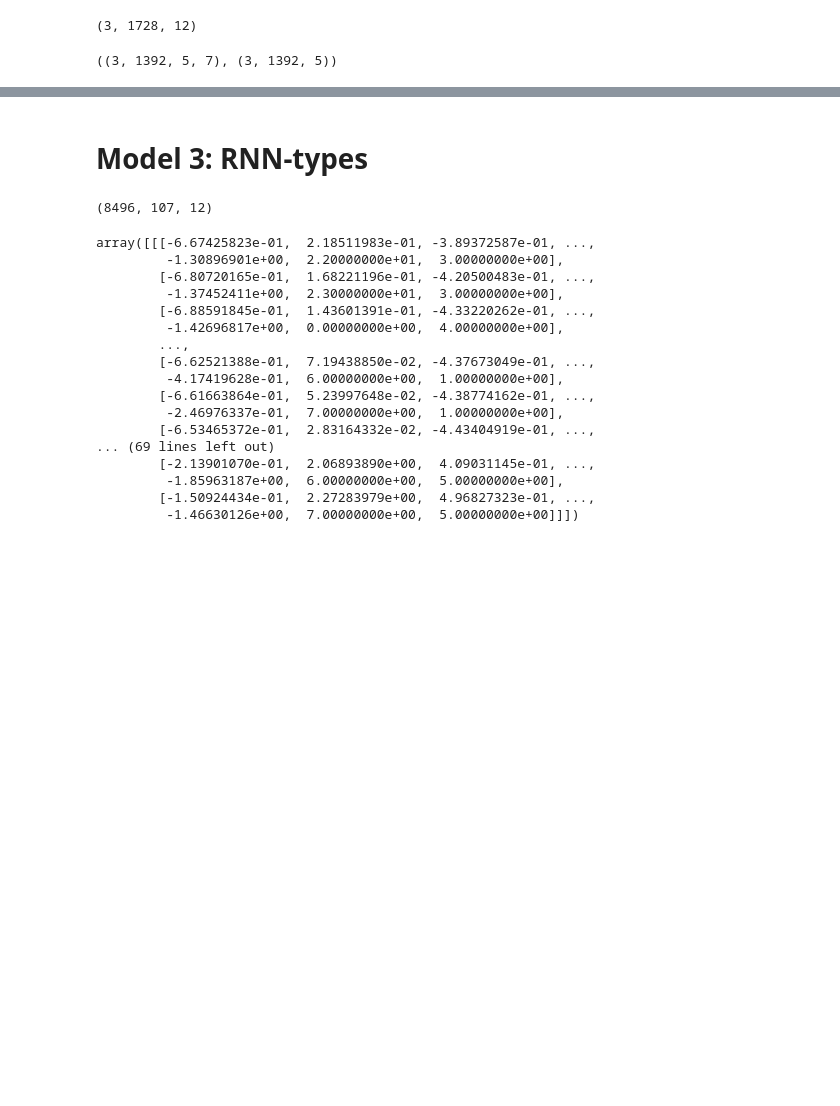
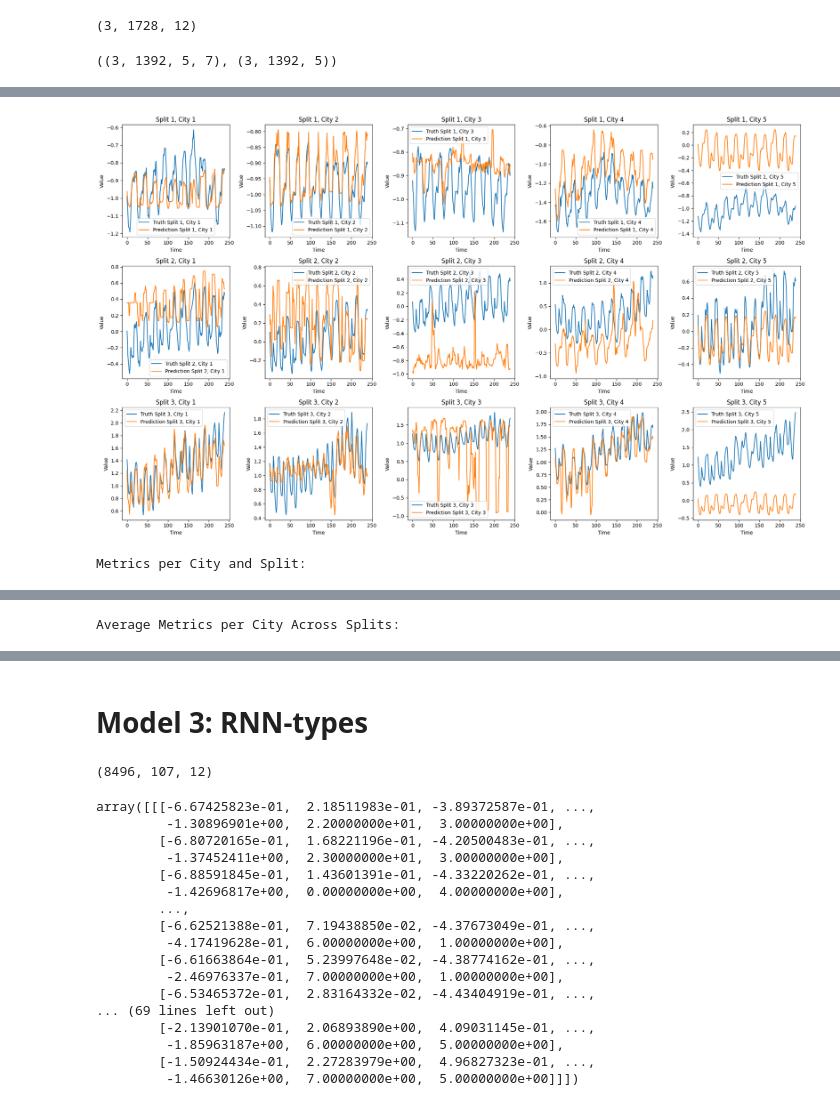
Before and after one commit to SigmaDerivative/energy-consumption-forecast, a Jupyter notebook: analysis.ipynb, the cells around one changed output, grey strips where cells are left out. Saved outputs shown, nothing was run; the diff lists cells and outputs as text; code cells hidden in the pictures; blank space fills up the shorter version.

Commit message:
update with metrics for xgboost

```diff
--- a/analysis.ipynb
+++ b/analysis.ipynb
@@ -479,0 +420,78 @@ ValueError: x and y must have same first dimension, but have shapes (240,) and (
+# %%
+from sklearn.metrics import mean_absolute_error, mean_squared_error
+
+# Setup for plots
+fig, axs = plt.subplots(3, 5, figsize=(20, 12))
+
+# Setup for metrics
+metrics_list = []
+
+# Loop through each split and city index
+for i in range(3):  # For each split
+    for j in range(5):  # For each city
+        # Extract the validation features and targets for the current city
+        city_val_features = X_val[i, :, j, :]  # Shape becomes (1392, 7)
+        city_val_targets = y_val[i, :, j]  # Shape becomes (1392,)
+
+        # Create DMatrix for validation set of the current city
+        dval_city = xgb.DMatrix(city_val_features)
+
+        # Predict using the trained model for the current city
+        city_predictions = models[j].predict(dval_city)
+
+        # Calculate the metrics for the current city and split
+        city_mae = mean_absolute_error(city_val_targets, city_predictions)
+        city_mse = mean_squared_error(city_val_targets, city_predictions)
+        city_rmse = np.sqrt(city_mse)
+        city_mape = np.mean(np.abs((city_val_targets - city_predictions) / city_val_targets)) * 100
+
+        # Create a DataFrame with the metrics and append it to the list
+        city_metrics_df = pd.DataFrame({
+            'Split': [i+1],
+            'City': [j+1],
+            'MAE': [city_mae],
+            'MSE': [city_mse],
+            'RMSE': [city_rmse],
+            'MAPE': [city_mape]
+        })
+        metrics_list.append(city_metrics_df)
+
+        # Plot on the appropriate subplot
+        ax = axs[i, j]
+        ax.plot(city_val_targets, label=f'Truth Split {i+1}, City {j+1}')
+        ax.plot(city_predictions, label=f'Prediction Split {i+1}, City {j+1}')
+        ax.set_xlabel('Time')
+        ax.set_ylabel('Value')
+        ax.set_title(f'Split {i+1}, City {j+1}')
+        ax.legend()
+
+# Combine all the individual DataFrames into one DataFrame
+metrics_df = pd.concat(metrics_list, ignore_index=True)
+
+# Adjust layout so that plots do not overlap
+plt.tight_layout()
+
+# Display all the plots
+plt.show()
+
+# Calculate the average of the metrics for each city across splits
+avg_metrics_df = metrics_df.groupby('City').mean().reset_index()
+
+# Display the metrics table
+print("Metrics per City and Split:")
+display(metrics_df)
+
+# Display the average metrics per city
+print("\nAverage Metrics per City Across Splits:")
+display(avg_metrics_df)
+
+# Print the overall means
+overall_mean_metrics = metrics_df.mean()
+print(f'\nOverall Mean Metrics:')
+print(f'Mean MAE: {overall_mean_metrics["MAE"]}')
+print(f'Mean MSE: {overall_mean_metrics["MSE"]}')
+print(f'Mean RMSE: {overall_mean_metrics["RMSE"]}')
+print(f'Mean MAPE: {overall_mean_metrics["MAPE"]}')
+# %% [output]
+[figure, added]
+Metrics per City and Split:
@@ -479,0 +514 @@ ValueError: x and y must have same first dimension, but have shapes (240,) and (
+Average Metrics per City Across Splits:
```
Also changed, not shown: parts of 6 cells of this notebook.
